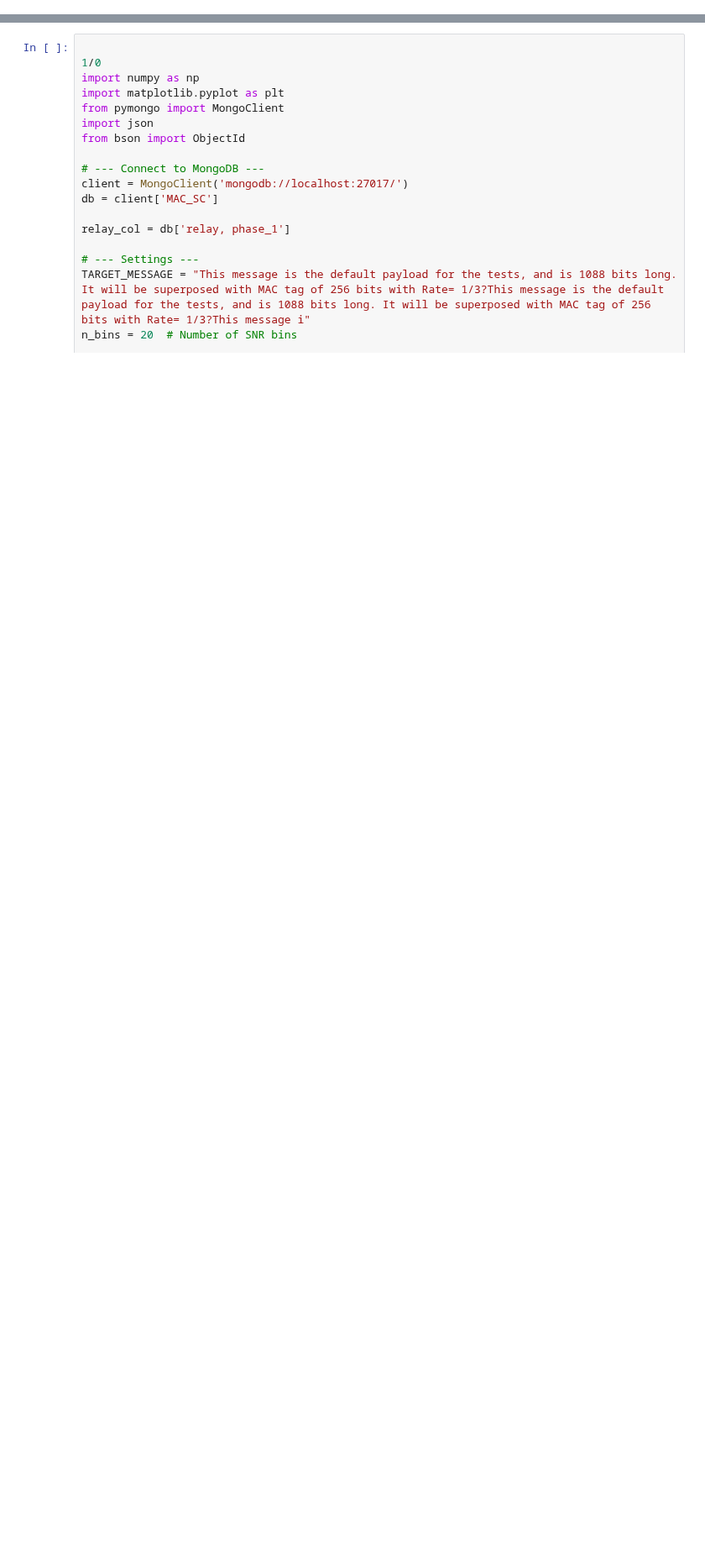
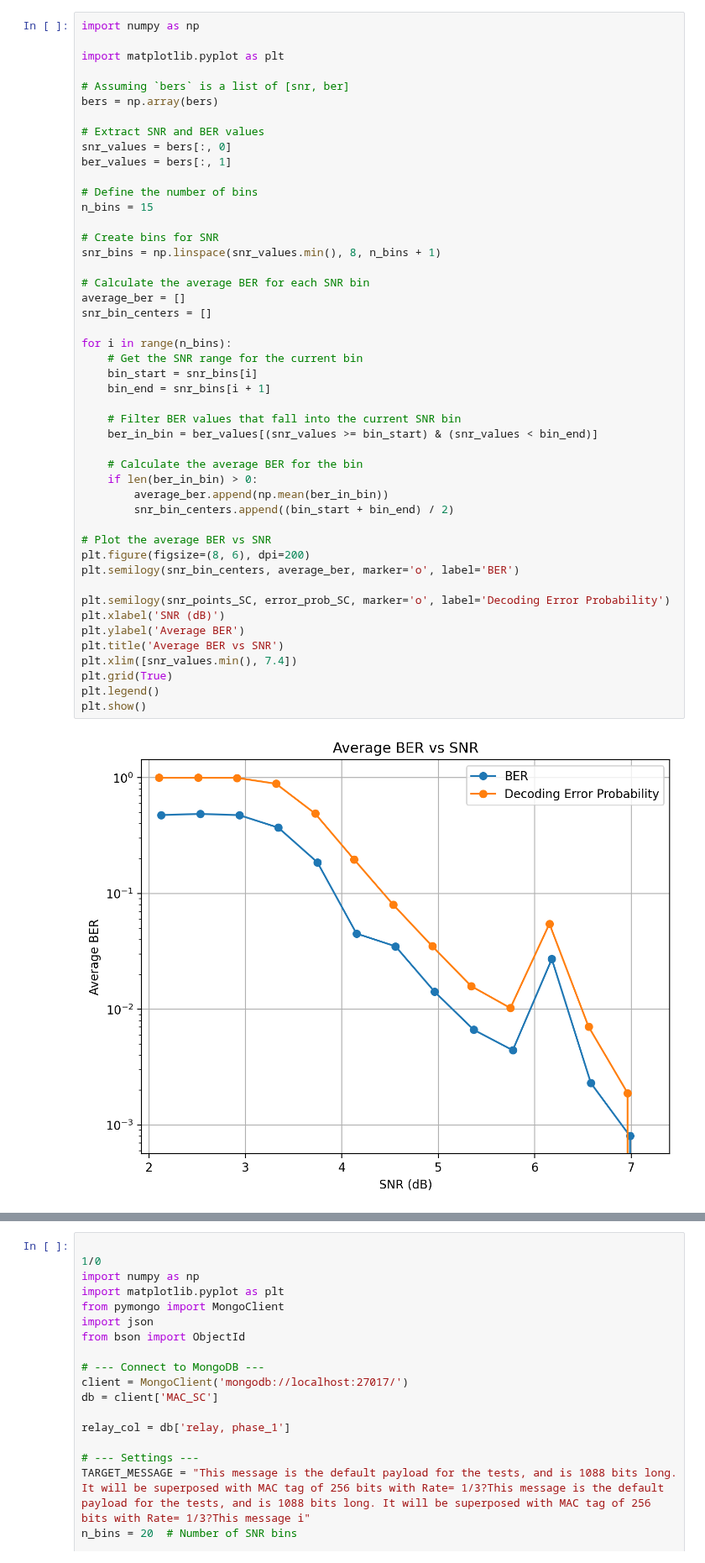
Before and after one commit to mkashani-phd/Secure_Wireless_Relay, a Jupyter notebook: Experiments/3_node_test/analyze.ipynb, the cells around one changed output, grey strips where cells are left out. Shown at 84% size. Drawn from its saved outputs; the diff is of its cells as text; blank space fills up the shorter version.

```diff
--- a/Experiments/3_node_test/analyze.ipynb
+++ b/Experiments/3_node_test/analyze.ipynb
@@ -101 +170,50 @@ sorted_configs = sorted(grouped.items(), key=lambda x: x[1]['total_messages'], r
+# %%
+import numpy as np
+
+import matplotlib.pyplot as plt
+
+# Assuming `bers` is a list of [snr, ber]
+bers = np.array(bers)
+
+# Extract SNR and BER values
+snr_values = bers[:, 0]
+ber_values = bers[:, 1]
+
+# Define the number of bins
+n_bins = 15
+
+# Create bins for SNR
+snr_bins = np.linspace(snr_values.min(), 8, n_bins + 1)
+
+# Calculate the average BER for each SNR bin
+average_ber = []
+snr_bin_centers = []
+
+for i in range(n_bins):
+    # Get the SNR range for the current bin
+    bin_start = snr_bins[i]
+    bin_end = snr_bins[i + 1]
+
+    # Filter BER values that fall into the current SNR bin
+    ber_in_bin = ber_values[(snr_values >= bin_start) & (snr_values < bin_end)]
+
+    # Calculate the average BER for the bin
+    if len(ber_in_bin) > 0:
+        average_ber.append(np.mean(ber_in_bin))
+        snr_bin_centers.append((bin_start + bin_end) / 2)
+
+# Plot the average BER vs SNR
+plt.figure(figsize=(8, 6), dpi=200)
+plt.semilogy(snr_bin_centers, average_ber, marker='o', label='BER')
+
+plt.semilogy(snr_points_SC, error_prob_SC, marker='o', label='Decoding Error Probability')
+plt.xlabel('SNR (dB)')
+plt.ylabel('Average BER')
+plt.title('Average BER vs SNR')
+plt.xlim([snr_values.min(), 7.4])
+plt.grid(True)
+plt.legend()
+plt.show()
+# %% [output]
+[figure, added]
 # %%
```
Also changed, not shown: parts of 17 cells of this notebook, 7 other files.
